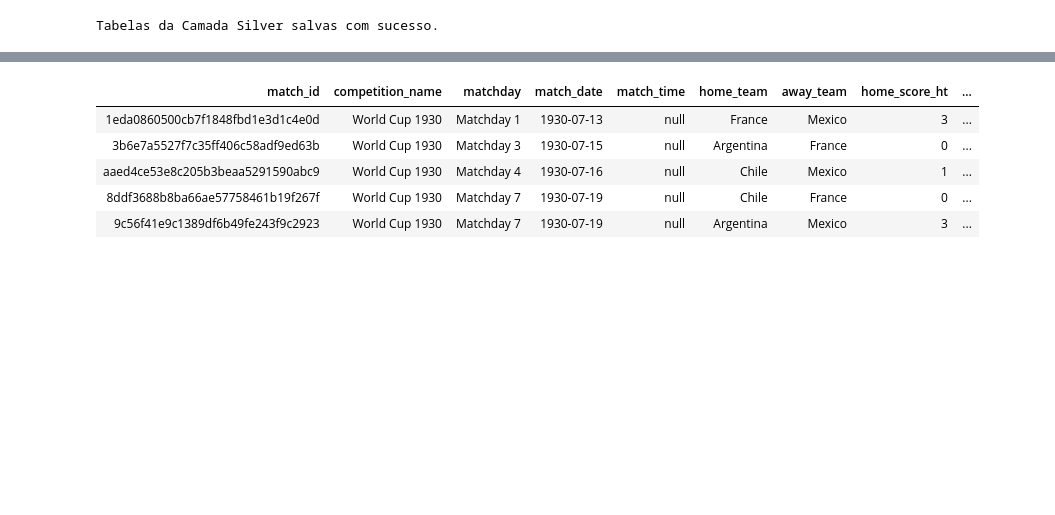
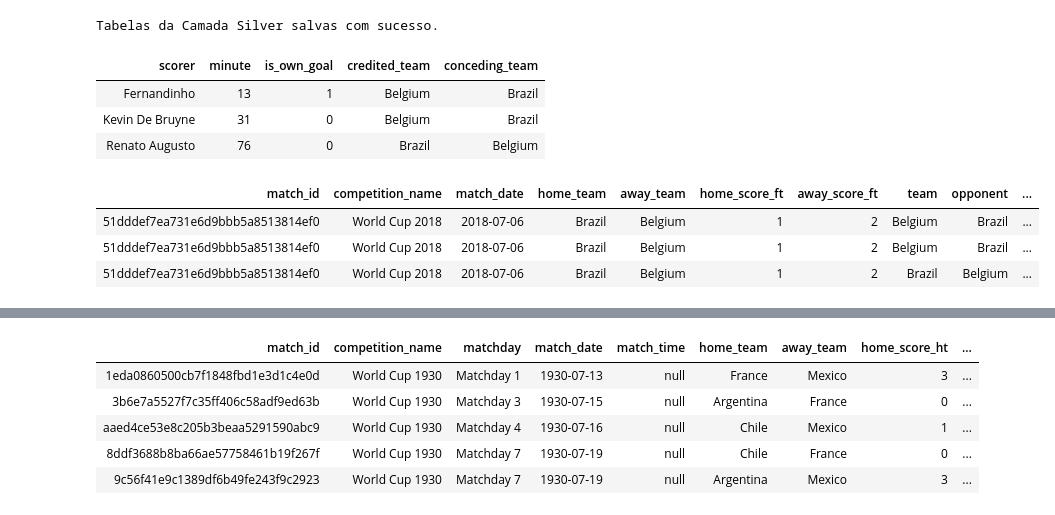
Before and after one commit to LudmilaRocha/9ABDR-DI-P-TRABALHO-FINAL, a Jupyter notebook: databricks/notebooks/02_Pipeline_Football_Silver.ipynb, the cells around one changed output, grey strips where cells are left out. Saved outputs shown, nothing was run; the diff lists cells and outputs as text; code cells hidden in the pictures; blank space fills up the shorter version.

```diff
--- a/databricks/notebooks/02_Pipeline_Football_Silver.ipynb
+++ b/databricks/notebooks/02_Pipeline_Football_Silver.ipynb
@@ -152,6 +163,35 @@ for nome, df in tabelas_silver.items():
 print("Tabelas da Camada Silver salvas com sucesso.")
 # %% [output]
 Tabelas da Camada Silver salvas com sucesso.
+# %%
+%sql
+SELECT
+    scorer,
+    minute,
+    is_own_goal,
+    credited_team,
+    conceding_team
+FROM workspace.silver.goal_events
+WHERE (home_team = 'Brazil' AND away_team = 'Belgium')
+   OR (home_team = 'Belgium' AND away_team = 'Brazil')
+ORDER BY minute;
+# %% [output]
+| scorer | minute | is_own_goal | credited_team | conceding_team |
+| Fernandinho | 13 | 1 | Belgium | Brazil |
+| Kevin De Bruyne | 31 | 0 | Belgium | Brazil |
+| Renato Augusto | 76 | 0 | Brazil | Belgium |
+# %%
+%sql
+select
+* from workspace.silver.goal_events
+WHERE (home_team = 'Brazil' AND away_team = 'Belgium')
+OR (home_team = 'Belgium' AND away_team = 'Brazil')
+limit 10
+# %% [output]
+| match_id | competition_name | match_date | home_team | away_team | home_score_ft | away_score_ft | team | opponent | ... |
+| 51dddef7ea731e6d9bbb5a8513814ef0 | World Cup 2018 | 2018-07-06 | Brazil | Belgium | 1 | 2 | Belgium | Brazil | ... |
+| 51dddef7ea731e6d9bbb5a8513814ef0 | World Cup 2018 | 2018-07-06 | Brazil | Belgium | 1 | 2 | Belgium | Brazil | ... |
+| 51dddef7ea731e6d9bbb5a8513814ef0 | World Cup 2018 | 2018-07-06 | Brazil | Belgium | 1 | 2 | Brazil | Belgium | ... |
 # %%
 %sql
 -- Tabela Fato:
```
Also changed, not shown: parts of 3 cells of this notebook, 3 other files.
